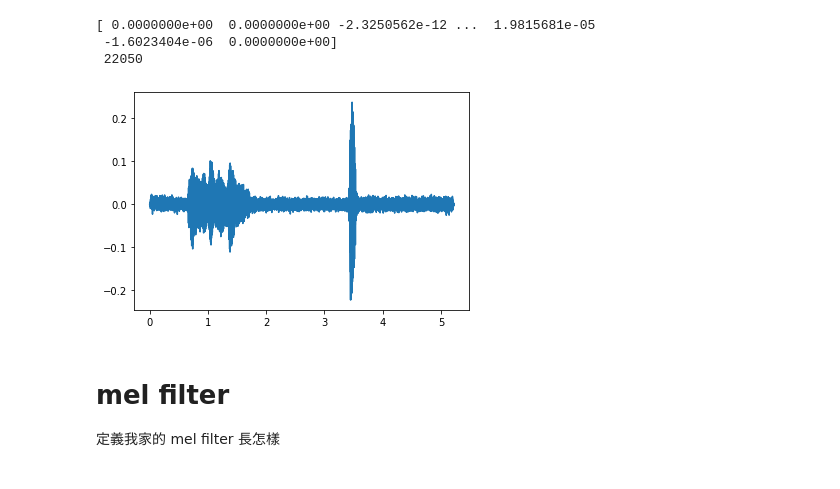
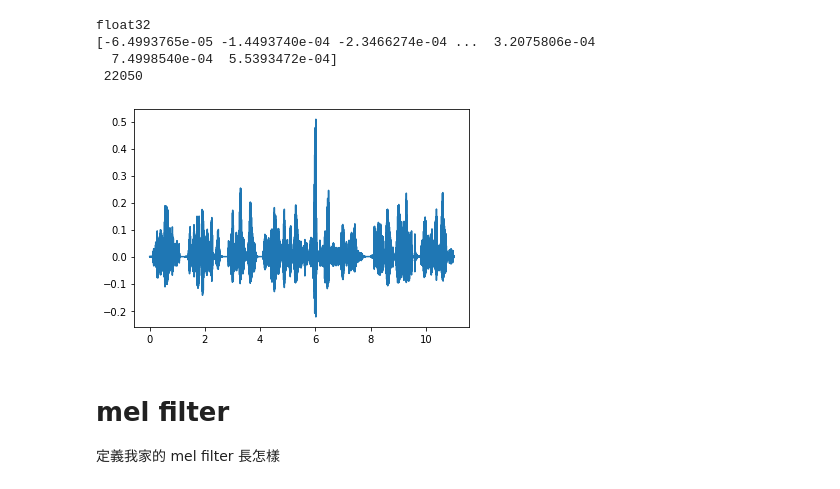
Before and after one commit to hyzycczz/TongueGAN, a Jupyter notebook: 測試/read_speech_bylibrosa.ipynb, the cells around one changed output. Saved outputs shown, nothing was run; the diff lists cells and outputs as text; code cells hidden in the pictures.

```diff
--- a/測試/read_speech_bylibrosa.ipynb
+++ b/測試/read_speech_bylibrosa.ipynb
@@ -7,19 +7,21 @@ from librosa import display
 
 from scipy.io import wavfile
 # %%
-data, samplerate = librosa.load("tmp_audio/inputaudio.wav")
+filename = "tmp_audio/clnsp0.wav"
+data, samplerate = librosa.load(filename)
 # samplerate, data = wavfile.read("inputaudio.wav")
-
+print(data.dtype)
 print(data,'\n', samplerate)
 
 time = len(data) / samplerate
 plt.plot(np.linspace(0,time,len(data)), data)
 plt.show()
 # %% [output]
-[ 0.0000000e+00  0.0000000e+00 -2.3250562e-12 ...  1.9815681e-05
- -1.6023404e-06  0.0000000e+00]
+float32
+[-6.4993765e-05 -1.4493740e-04 -2.3466274e-04 ...  3.2075806e-04
+  7.4998540e-04  5.5393472e-04]
  22050
-[figure, old version]
+[figure, new version]
 # %% [markdown]
 # mel filter
 定義我家的 mel filter 長怎樣
```
Also changed, not shown: parts of 3 cells of this notebook, 3 other files.
